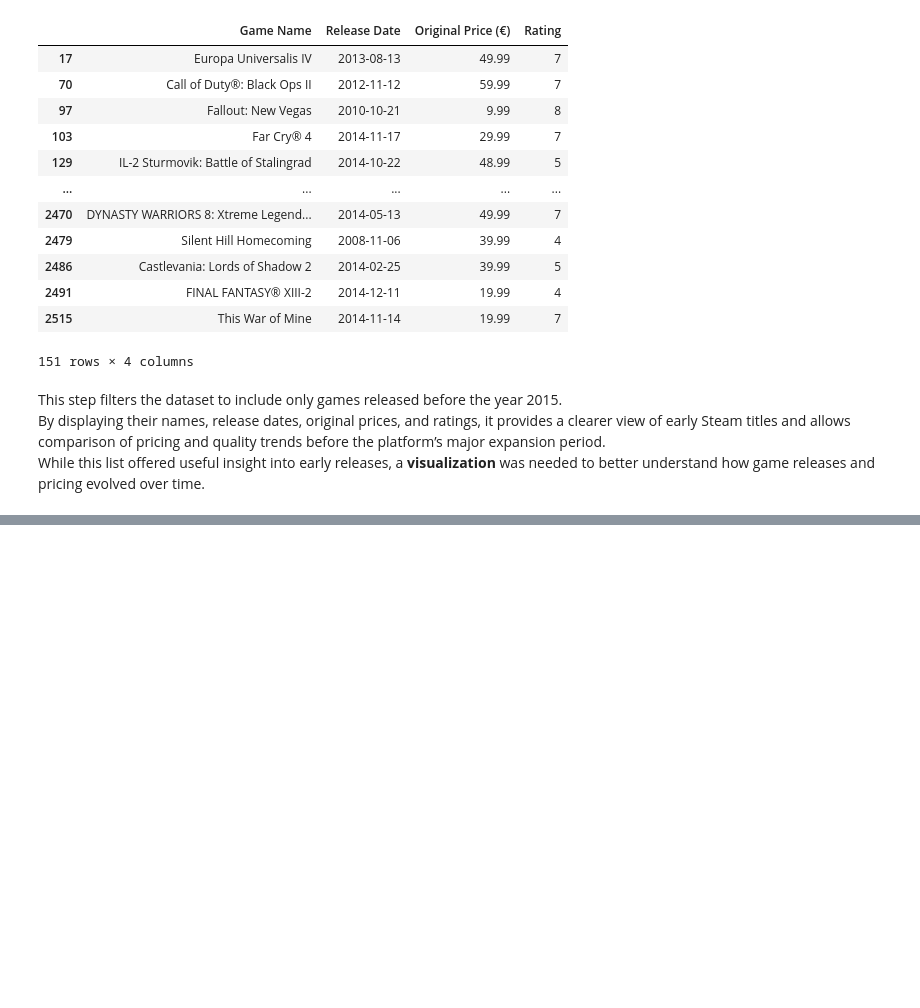
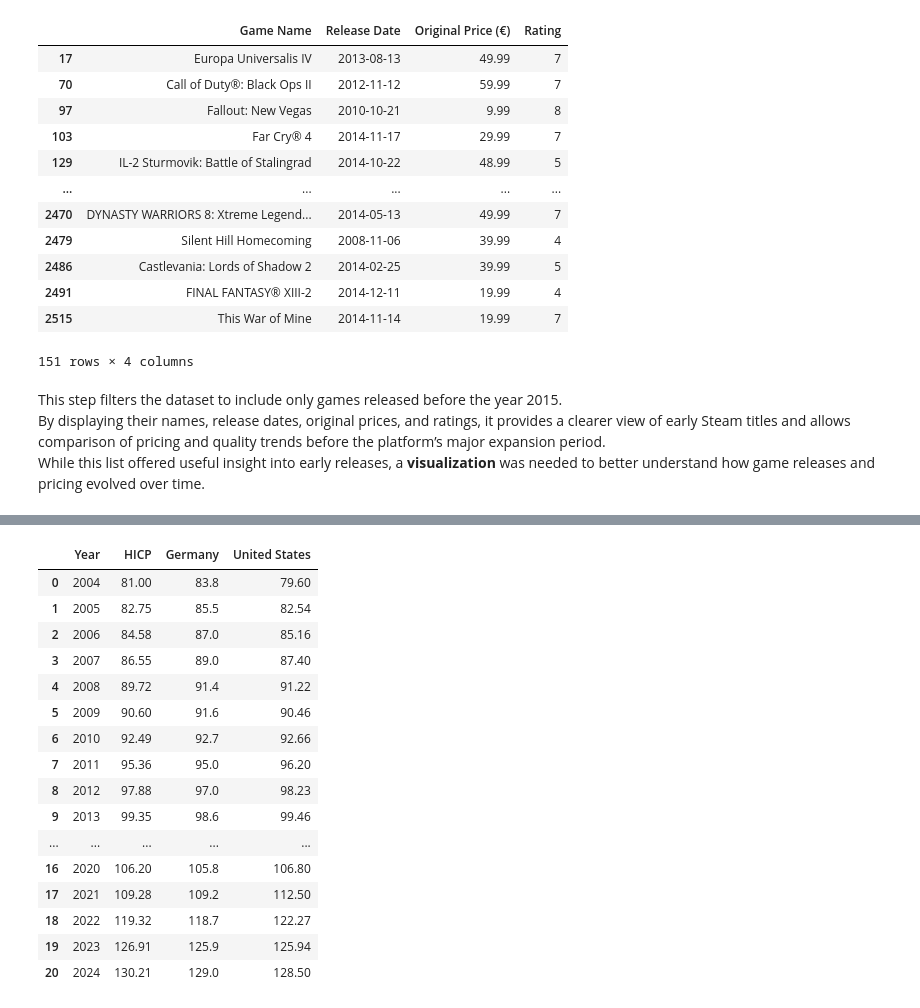
Before and after one commit to jbenigeri/Video-Game-Price-Analysis, a Jupyter notebook: src/explore_steam_data.ipynb, the cells around one changed output, grey strips where cells are left out. Drawn from its saved outputs; the diff is of its cells as text; code cells hidden in the pictures; blank space fills up the shorter version.

```diff
--- a/src/explore_steam_data.ipynb
+++ b/src/explore_steam_data.ipynb
@@ -351,3 +351,29 @@ games_before_2015[['Game Name', 'Release Date', 'Original Price (€)', 'Rating'
 This step filters the dataset to include only games released before the year 2015.
 By displaying their names, release dates, original prices, and ratings, it provides a clearer view of early Steam titles and allows comparison of pricing and quality trends before the platform’s major expansion period.
 While this list offered useful insight into early releases, a **visualization** was needed to better understand how game releases and pricing evolved over time.
+# %%
+# Load data
+df_inflation = pd.read_csv('../data/all_items_hicp.csv')
+MAX_YEAR = df_inflation['Year'].max()
+# Filter to games released in 2015 or later (earlier years have very little data)
+print(f"Total games before filtering: {len(steam_df)}")
+df_games = steam_df[(steam_df['Release Year'] >= 2015) & (steam_df['Release Year'] <= MAX_YEAR)].copy()
+print(f"Total games after filtering (2015+): {len(df_games)}")
+
+print("\nGames per year:")
+print(df_games['Release Year'].value_counts().sort_index())
+
+# Prepare inflation data (assuming you'll use European Union column)
+df_inflation = df_inflation.rename(columns={'European Union': 'HICP'})
+
+# Merge with inflation data
+df_games = df_games.merge(df_inflation[['Year', 'HICP']],
+                          left_on='Release Year',
+                          right_on='Year',
+                          how='left')
+
+# Handle missing inflation data (games outside the inflation data range)
+# Option 1: Use nearest available year
+df_games['HICP'] = df_games.groupby('Release Year')['HICP'].transform(
+    lambda x: x.fillna(method='ffill').fillna(method='bfill')
+)
@@ -353,0 +431,20 @@ While this list offered useful insight into early releases, a **visualization**
+# %%
+df_inflation
+# %% [output]
+|  | Year | HICP | Germany | United States |
+| 0 | 2004 | 81.00 | 83.8 | 79.60 |
+| 1 | 2005 | 82.75 | 85.5 | 82.54 |
+| 2 | 2006 | 84.58 | 87.0 | 85.16 |
+| 3 | 2007 | 86.55 | 89.0 | 87.40 |
+| 4 | 2008 | 89.72 | 91.4 | 91.22 |
+| 5 | 2009 | 90.60 | 91.6 | 90.46 |
+| 6 | 2010 | 92.49 | 92.7 | 92.66 |
+| 7 | 2011 | 95.36 | 95.0 | 96.20 |
+| 8 | 2012 | 97.88 | 97.0 | 98.23 |
+| 9 | 2013 | 99.35 | 98.6 | 99.46 |
+| ... | ... | ... | ... | ... |
+| 16 | 2020 | 106.20 | 105.8 | 106.80 |
+| 17 | 2021 | 109.28 | 109.2 | 112.50 |
+| 18 | 2022 | 119.32 | 118.7 | 122.27 |
+| 19 | 2023 | 126.91 | 125.9 | 125.94 |
+| 20 | 2024 | 130.21 | 129.0 | 128.50 |
```
Also changed, not shown: parts of 2 cells of this notebook.
